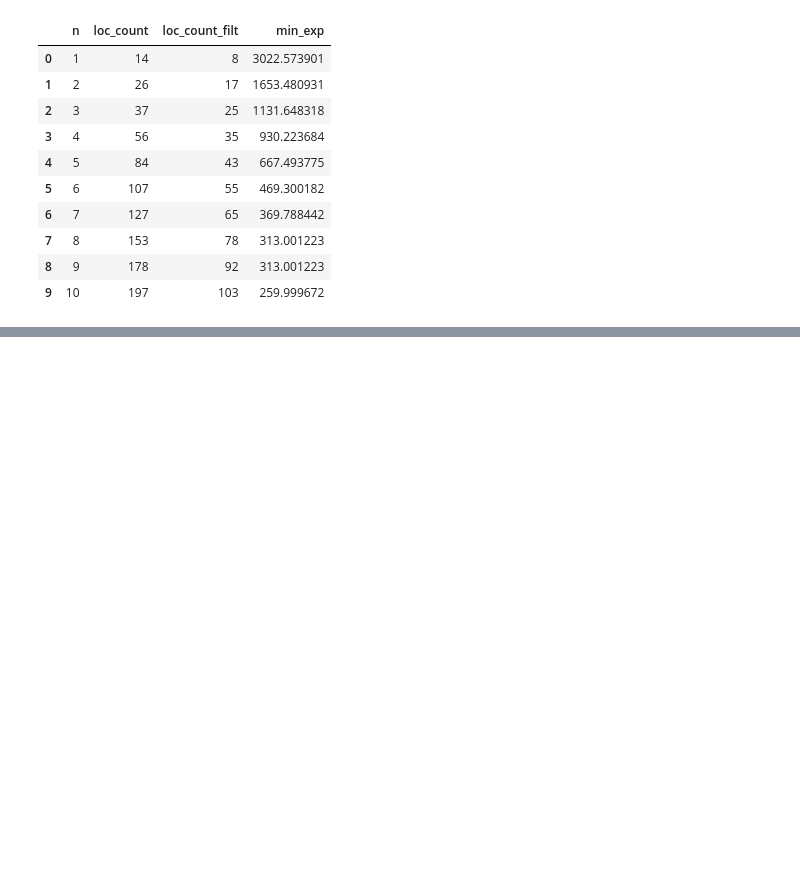
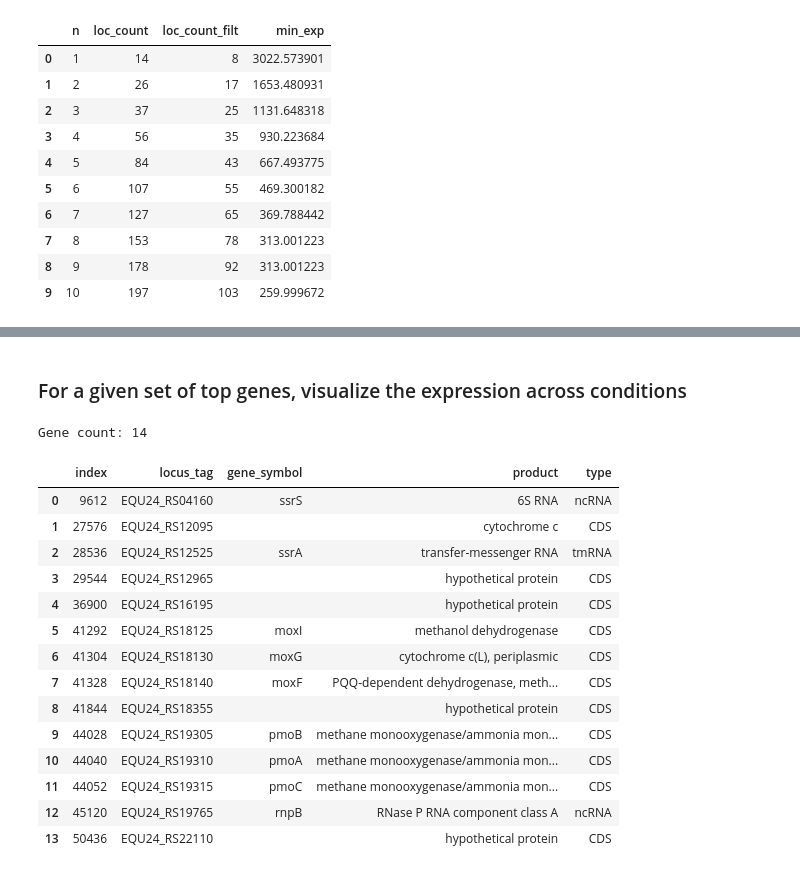
Before and after one commit to erinhwilson/promoter-id-from-rnaseq, a Jupyter notebook: tpm-data-exploration.ipynb, the cells around one changed output, grey strips where cells are left out. Cells and saved outputs as stored; diff of their text form; code cells hidden in the pictures; blank space fills up the shorter version.

```diff
--- a/tpm-data-exploration.ipynb
+++ b/tpm-data-exploration.ipynb
@@ -229,0 +345,2 @@ chart.properties(
+# %% [markdown]
+### For a given set of top genes, visualize the expression across conditions
@@ -229,0 +416,19 @@ chart.properties(
+# %%
+view_df(df_1)
+# %% [output]
+Gene count: 14
+|  | index | locus_tag | gene_symbol | product | type |
+| 0 | 9612 | EQU24_RS04160 | ssrS | 6S RNA | ncRNA |
+| 1 | 27576 | EQU24_RS12095 |  | cytochrome c | CDS |
+| 2 | 28536 | EQU24_RS12525 | ssrA | transfer-messenger RNA | tmRNA |
+| 3 | 29544 | EQU24_RS12965 |  | hypothetical protein | CDS |
+| 4 | 36900 | EQU24_RS16195 |  | hypothetical protein | CDS |
+| 5 | 41292 | EQU24_RS18125 | moxI | methanol dehydrogenase | CDS |
+| 6 | 41304 | EQU24_RS18130 | moxG | cytochrome c(L), periplasmic | CDS |
+| 7 | 41328 | EQU24_RS18140 | moxF | PQQ-dependent dehydrogenase, meth... | CDS |
+| 8 | 41844 | EQU24_RS18355 |  | hypothetical protein | CDS |
+| 9 | 44028 | EQU24_RS19305 | pmoB | methane monooxygenase/ammonia mon... | CDS |
+| 10 | 44040 | EQU24_RS19310 | pmoA | methane monooxygenase/ammonia mon... | CDS |
+| 11 | 44052 | EQU24_RS19315 | pmoC | methane monooxygenase/ammonia mon... | CDS |
+| 12 | 45120 | EQU24_RS19765 | rnpB | RNase P RNA component class A | ncRNA |
+| 13 | 50436 | EQU24_RS22110 |  | hypothetical protein | CDS |
```
Also changed, not shown: parts of 18 cells of this notebook.
